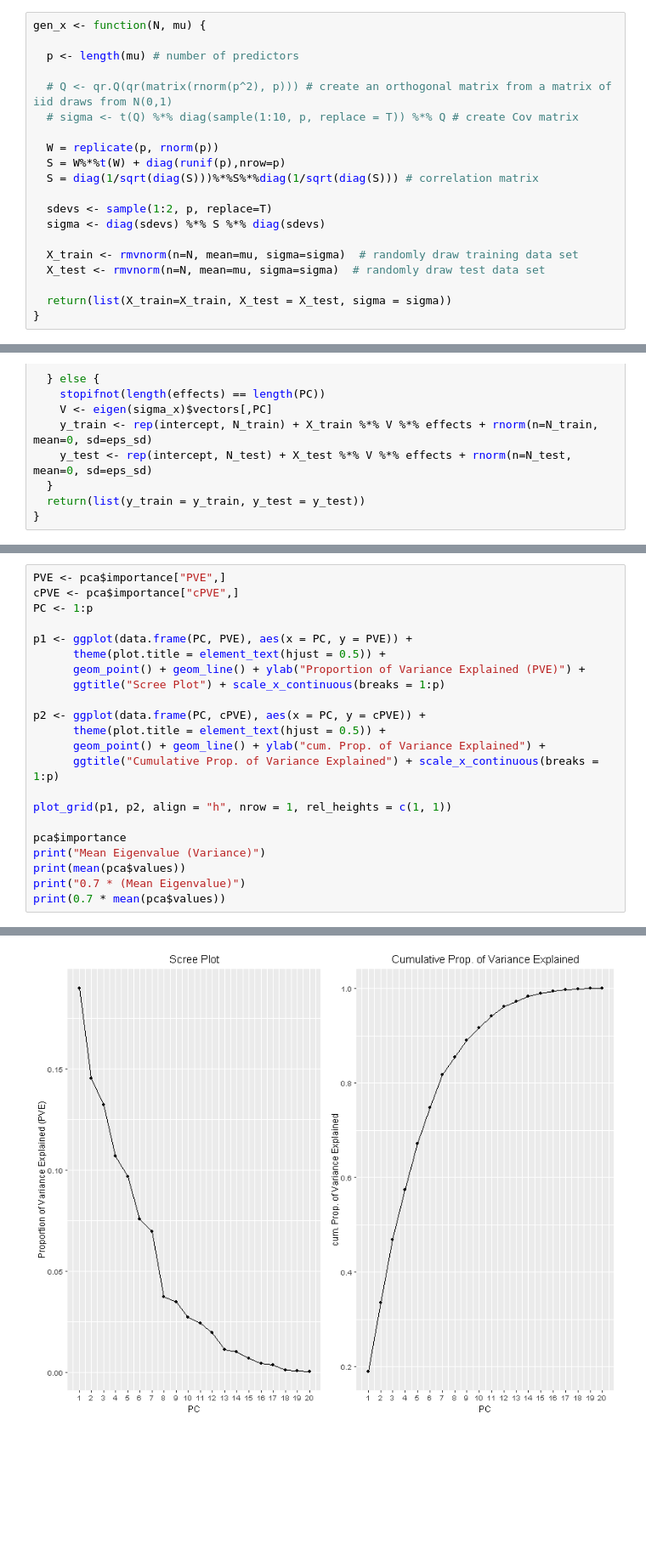
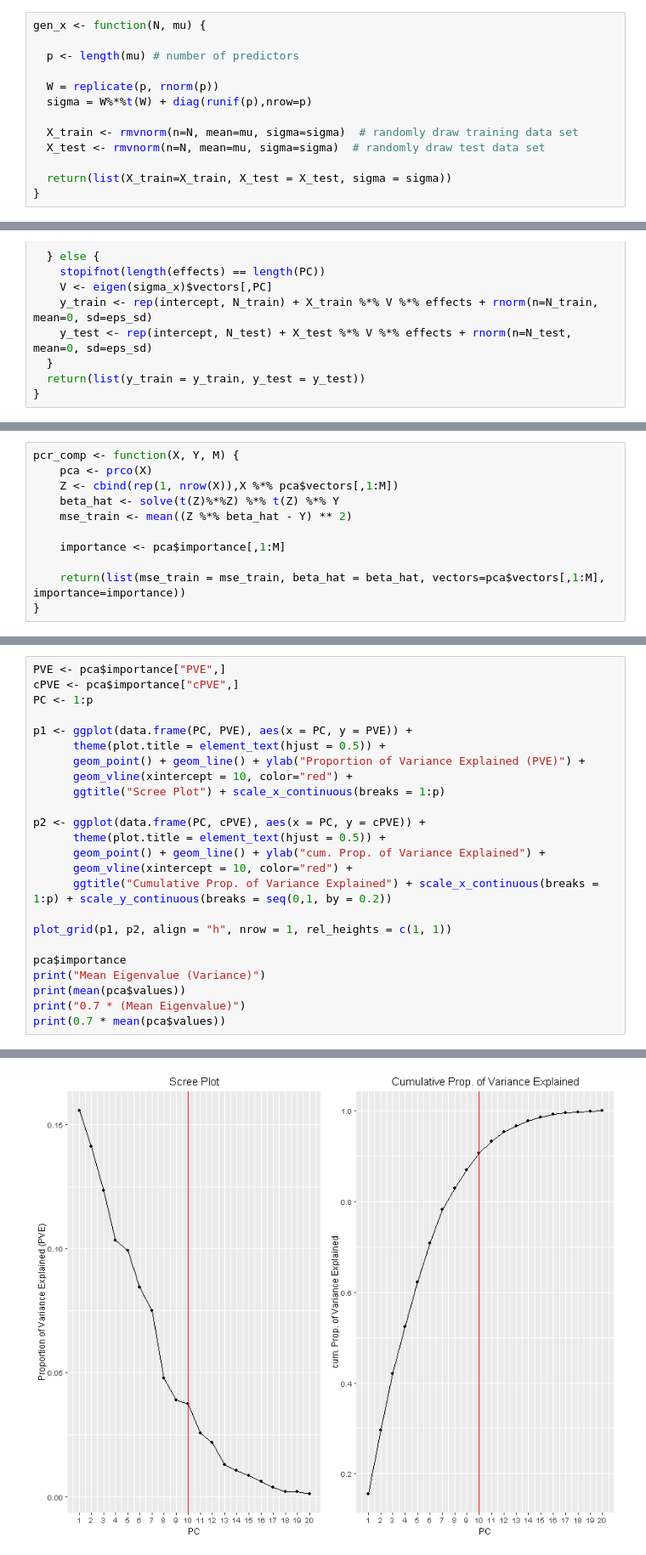
Before and after one commit to marclipfert/compstat_project, a Jupyter notebook: CompStat_Project_Lipfert.ipynb, the cells around one changed output, grey strips where cells are left out. Shown at 85% size. Saved outputs shown, nothing was run; the diff lists cells and outputs as text; blank space fills up the shorter version.

```diff
--- a/CompStat_Project_Lipfert.ipynb
+++ b/CompStat_Project_Lipfert.ipynb
@@ -383,15 +387,8 @@ gen_x <- function(N, mu) {
 
   p <- length(mu) # number of predictors
 
-  # Q <- qr.Q(qr(matrix(rnorm(p^2), p))) # create an orthogonal matrix from a matrix of iid draws from N(0,1)
-  # sigma <- t(Q) %*% diag(sample(1:10, p, replace = T)) %*% Q # create Cov matrix
-
   W = replicate(p, rnorm(p))
-  S = W%*%t(W) + diag(runif(p),nrow=p)
-  S = diag(1/sqrt(diag(S)))%*%S%*%diag(1/sqrt(diag(S))) # correlation matrix
-
-  sdevs <- sample(1:2, p, replace=T)
-  sigma <- diag(sdevs) %*% S %*% diag(sdevs)
+  sigma = W%*%t(W) + diag(runif(p),nrow=p)
 
   X_train <- rmvnorm(n=N, mean=mu, sigma=sigma)  # randomly draw training data set
   X_test <- rmvnorm(n=N, mean=mu, sigma=sigma)  # randomly draw test data set
@@ -462,6 +457,17 @@ pcr_cv <- function(X, Y, k) {
 
   return(list(mse_cv = mse_cv, mse_train = mse_train, beta_hat = beta_hat, M=M, cv_vectors=cv_vectors, importance=importance))
 }
+# %%
+pcr_comp <- function(X, Y, M) {
+    pca <- prco(X)
+    Z <- cbind(rep(1, nrow(X)),X %*% pca$vectors[,1:M])
+    beta_hat <- solve(t(Z)%*%Z) %*% t(Z) %*% Y
+    mse_train <- mean((Z %*% beta_hat - Y) ** 2)
+
+    importance <- pca$importance[,1:M]
+
+    return(list(mse_train = mse_train, beta_hat = beta_hat, vectors=pca$vectors[,1:M], importance=importance))
+}
 # %%
 N <- 500
 p <- 20
@@ -484,12 +492,14 @@ PC <- 1:p
 p1 <- ggplot(data.frame(PC, PVE), aes(x = PC, y = PVE)) +
       theme(plot.title = element_text(hjust = 0.5)) +
       geom_point() + geom_line() + ylab("Proportion of Variance Explained (PVE)") +
+      geom_vline(xintercept = 10, color="red") +
       ggtitle("Scree Plot") + scale_x_continuous(breaks = 1:p)
 
 p2 <- ggplot(data.frame(PC, cPVE), aes(x = PC, y = cPVE)) +
       theme(plot.title = element_text(hjust = 0.5)) +
       geom_point() + geom_line() + ylab("cum. Prop. of Variance Explained") +
-      ggtitle("Cumulative Prop. of Variance Explained") + scale_x_continuous(breaks = 1:p)
+      geom_vline(xintercept = 10, color="red") +
+      ggtitle("Cumulative Prop. of Variance Explained") + scale_x_continuous(breaks = 1:p) + scale_y_continuous(breaks = seq(0,1, by = 0.2))
 
 plot_grid(p1, p2, align = "h", nrow = 1, rel_heights = c(1, 1))
 
@@ -510 +520 @@ print(0.7 * mean(pca$values))
-[figure, old version]
+[figure, new version]
```
Also changed, not shown: parts of 45 cells of this notebook, 1 other file.
